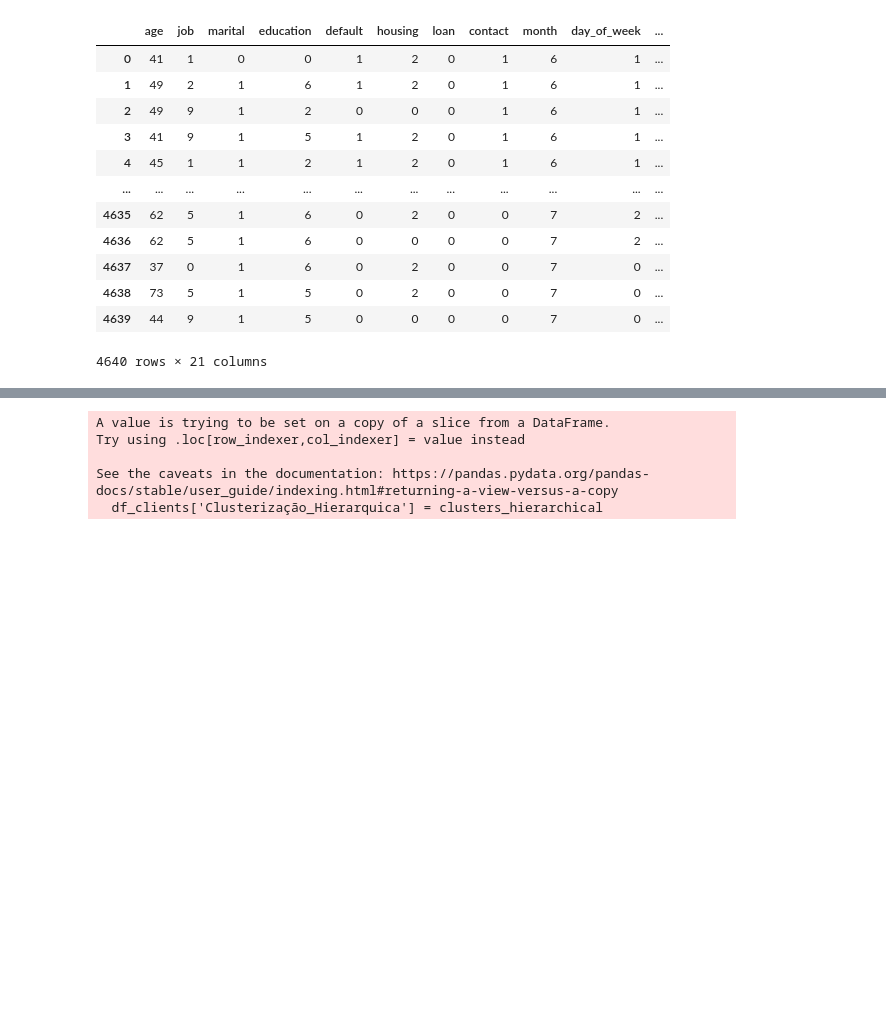
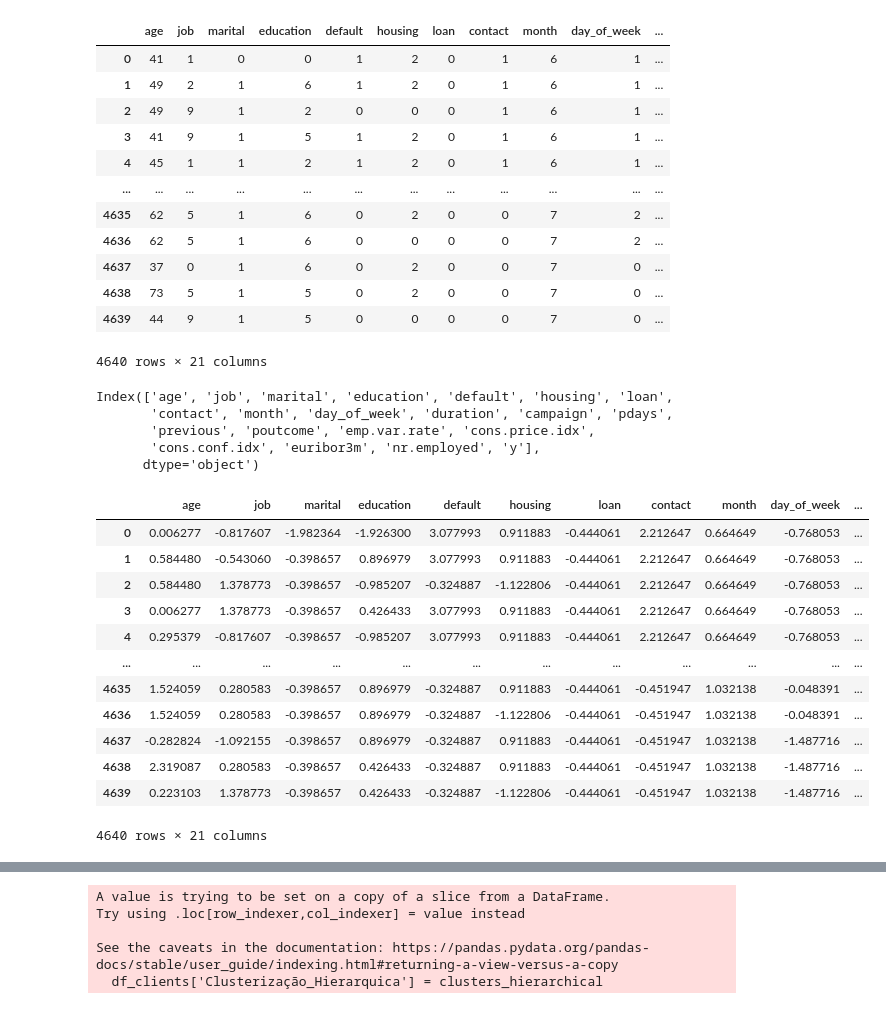
Before and after one commit to fabricio-inoue/clustering-bank, a Jupyter notebook: hierarchical-kmode.ipynb, the cells around one changed output, grey strips where cells are left out. Saved outputs shown, nothing was run; the diff lists cells and outputs as text; code cells hidden in the pictures; blank space fills up the shorter version.

```diff
--- a/hierarchical-kmode.ipynb
+++ b/hierarchical-kmode.ipynb
@@ -91,9 +139,40 @@ See the caveats in the documentation: https://pandas.pydata.org/pandas-docs/stab
 | 4638 | 73 | 5 | 1 | 5 | 0 | 2 | 0 | 0 | 7 | 0 | ... |
 | 4639 | 44 | 9 | 1 | 5 | 0 | 0 | 0 | 0 | 7 | 0 | ... |
 4640 rows × 21 columns
+# %%
+df_clients.columns
+# %% [output]
+Index(['age', 'job', 'marital', 'education', 'default', 'housing', 'loan',
+       'contact', 'month', 'day_of_week', 'duration', 'campaign', 'pdays',
+       'previous', 'poutcome', 'emp.var.rate', 'cons.price.idx',
+       'cons.conf.idx', 'euribor3m', 'nr.employed', 'y'],
+      dtype='object')
 # %%
 scaler = StandardScaler()
 scaled_data = scaler.fit_transform(df_clients)
+# %%
+# Convert the array to a DataFrame
+df_scaled_data = pd.DataFrame(scaled_data, columns=['age', 'job', 'marital', 'education', 'default', 'housing', 'loan',
+       'contact', 'month', 'day_of_week', 'duration', 'campaign', 'pdays',
+       'previous', 'poutcome', 'emp.var.rate', 'cons.price.idx',
+       'cons.conf.idx', 'euribor3m', 'nr.employed', 'y'])
+
+# Display the DataFrame
+df_scaled_data
+# %% [output]
+|  | age | job | marital | education | default | housing | loan | contact | month | day_of_week | ... |
+| 0 | 0.006277 | -0.817607 | -1.982364 | -1.926300 | 3.077993 | 0.911883 | -0.444061 | 2.212647 | 0.664649 | -0.768053 | ... |
+| 1 | 0.584480 | -0.543060 | -0.398657 | 0.896979 | 3.077993 | 0.911883 | -0.444061 | 2.212647 | 0.664649 | -0.768053 | ... |
+| 2 | 0.584480 | 1.378773 | -0.398657 | -0.985207 | -0.324887 | -1.122806 | -0.444061 | 2.212647 | 0.664649 | -0.768053 | ... |
+| 3 | 0.006277 | 1.378773 | -0.398657 | 0.426433 | 3.077993 | 0.911883 | -0.444061 | 2.212647 | 0.664649 | -0.768053 | ... |
+| 4 | 0.295379 | -0.817607 | -0.398657 | -0.985207 | 3.077993 | 0.911883 | -0.444061 | 2.212647 | 0.664649 | -0.768053 | ... |
+| ... | ... | ... | ... | ... | ... | ... | ... | ... | ... | ... | ... |
+| 4635 | 1.524059 | 0.280583 | -0.398657 | 0.896979 | -0.324887 | 0.911883 | -0.444061 | -0.451947 | 1.032138 | -0.048391 | ... |
+| 4636 | 1.524059 | 0.280583 | -0.398657 | 0.896979 | -0.324887 | -1.122806 | -0.444061 | -0.451947 | 1.032138 | -0.048391 | ... |
+| 4637 | -0.282824 | -1.092155 | -0.398657 | 0.896979 | -0.324887 | 0.911883 | -0.444061 | -0.451947 | 1.032138 | -1.487716 | ... |
+| 4638 | 2.319087 | 0.280583 | -0.398657 | 0.426433 | -0.324887 | 0.911883 | -0.444061 | -0.451947 | 1.032138 | -1.487716 | ... |
+| 4639 | 0.223103 | 1.378773 | -0.398657 | 0.426433 | -0.324887 | -1.122806 | -0.444061 | -0.451947 | 1.032138 | -1.487716 | ... |
+4640 rows × 21 columns
 # %%
 # Calcular a matriz de linkage
 linkage_matrix = linkage(scaled_data, method='complete', metric='cosine')
```
Also changed, not shown: parts of 4 cells of this notebook.
